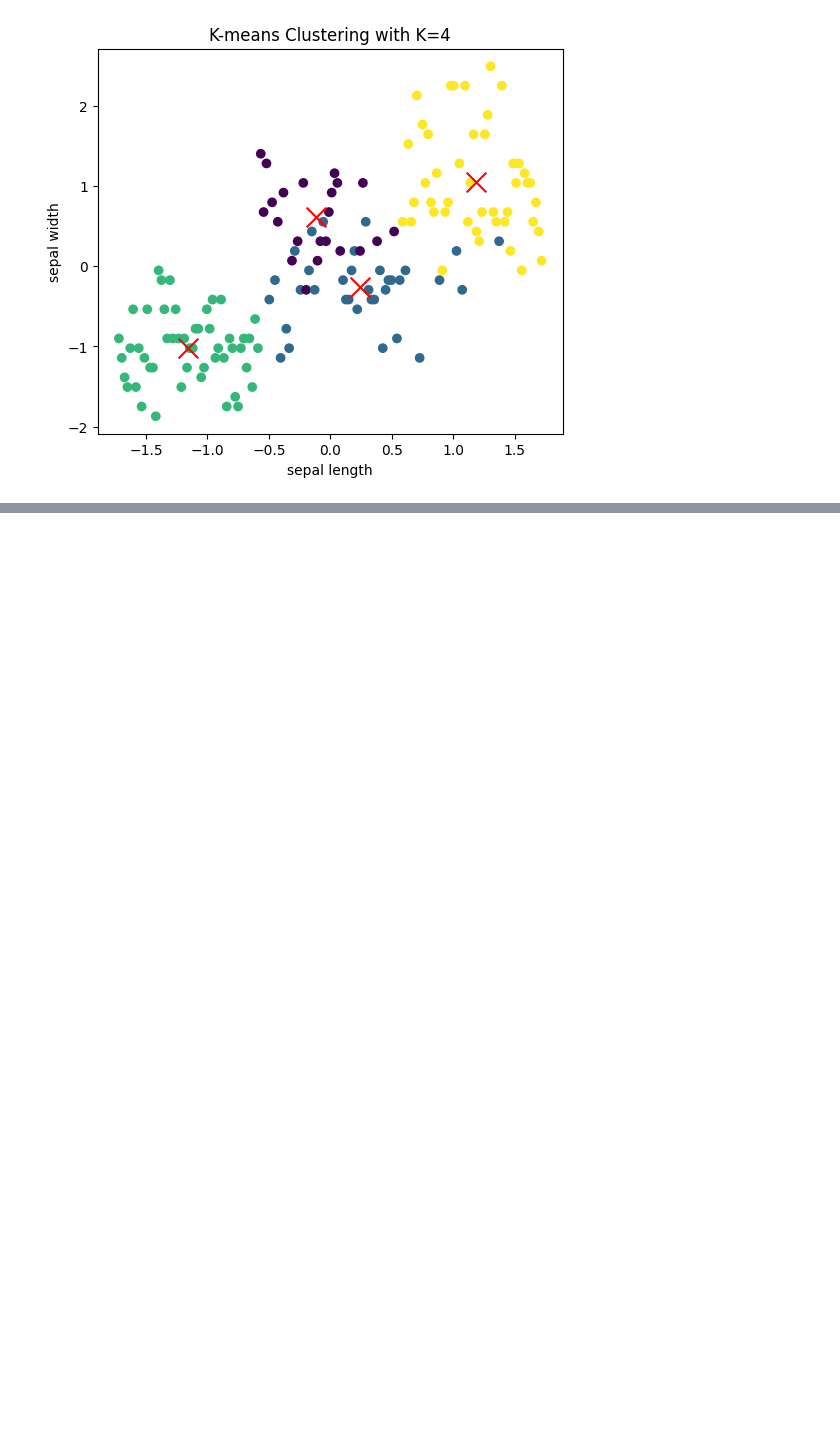
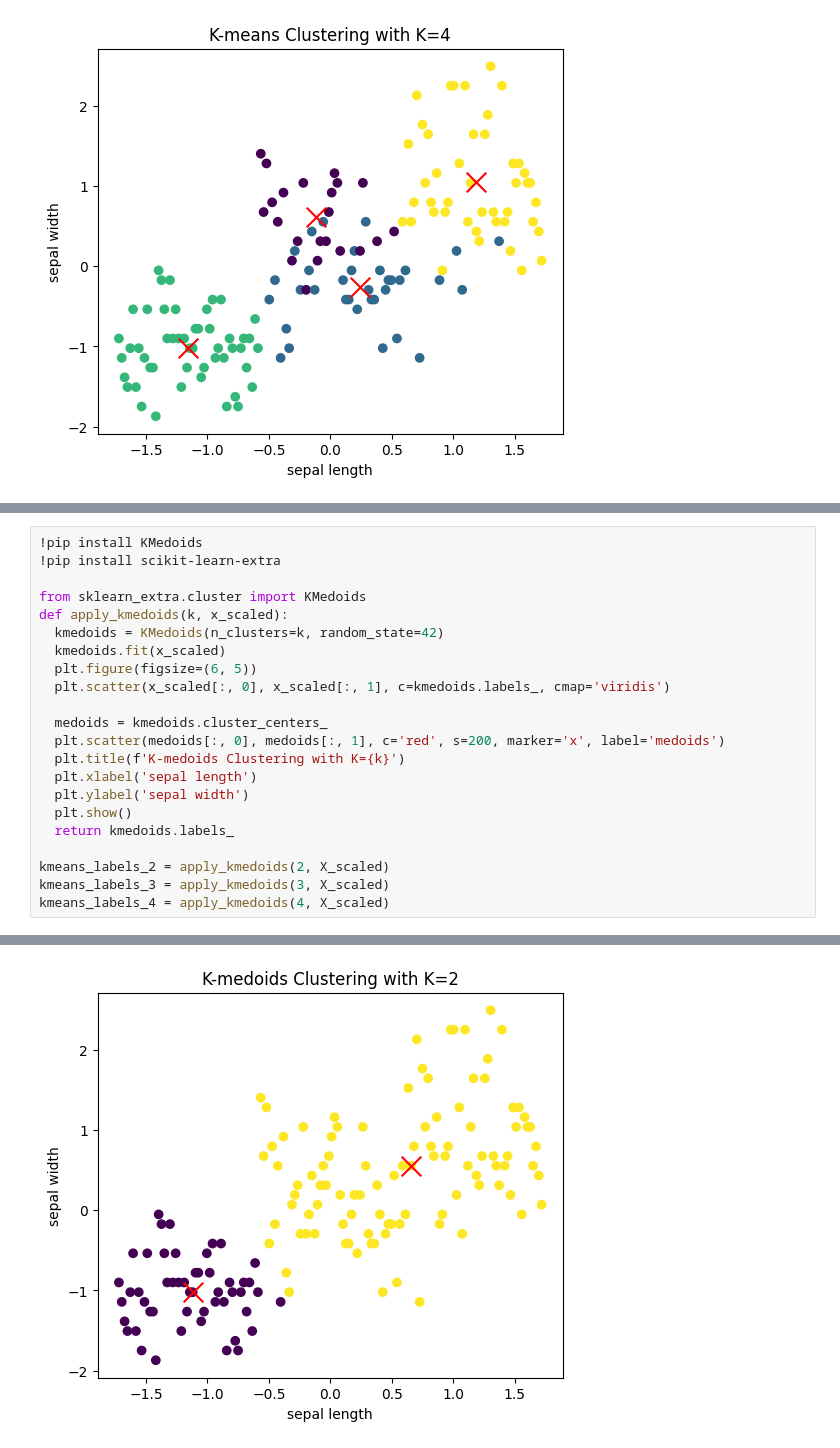
Before and after one commit to Kritzr/machine_learning, a Jupyter notebook: kmeans_kmode_kmedian/kmeans_kmode_kmedian.ipynb, the cells around one changed output, grey strips where cells are left out. Drawn from its saved outputs; the diff is of its cells as text; blank space fills up the shorter version.

```diff
--- a/kmeans_kmode_kmedian/kmeans_kmode_kmedian.ipynb
+++ b/kmeans_kmode_kmedian/kmeans_kmode_kmedian.ipynb
@@ -173,0 +134,23 @@ Run 3, iteration: 1/100, moves: 10, cost: 651.0
+# %%
+!pip install KMedoids
+!pip install scikit-learn-extra
+
+from sklearn_extra.cluster import KMedoids
+def apply_kmedoids(k, x_scaled):
+  kmedoids = KMedoids(n_clusters=k, random_state=42)
+  kmedoids.fit(x_scaled)
+  plt.figure(figsize=(6, 5))
+  plt.scatter(x_scaled[:, 0], x_scaled[:, 1], c=kmedoids.labels_, cmap='viridis')
+
+  medoids = kmedoids.cluster_centers_
+  plt.scatter(medoids[:, 0], medoids[:, 1], c='red', s=200, marker='x', label='medoids')
+  plt.title(f'K-medoids Clustering with K={k}')
+  plt.xlabel('sepal length')
+  plt.ylabel('sepal width')
+  plt.show()
+  return kmedoids.labels_
+
+kmeans_labels_2 = apply_kmedoids(2, X_scaled)
+kmeans_labels_3 = apply_kmedoids(3, X_scaled)
+kmeans_labels_4 = apply_kmedoids(4, X_scaled)
+# %% [output]
@@ -173,0 +168 @@ Run 3, iteration: 1/100, moves: 10, cost: 651.0
+[figure, added]
```
Also changed, not shown: parts of 5 cells of this notebook.
